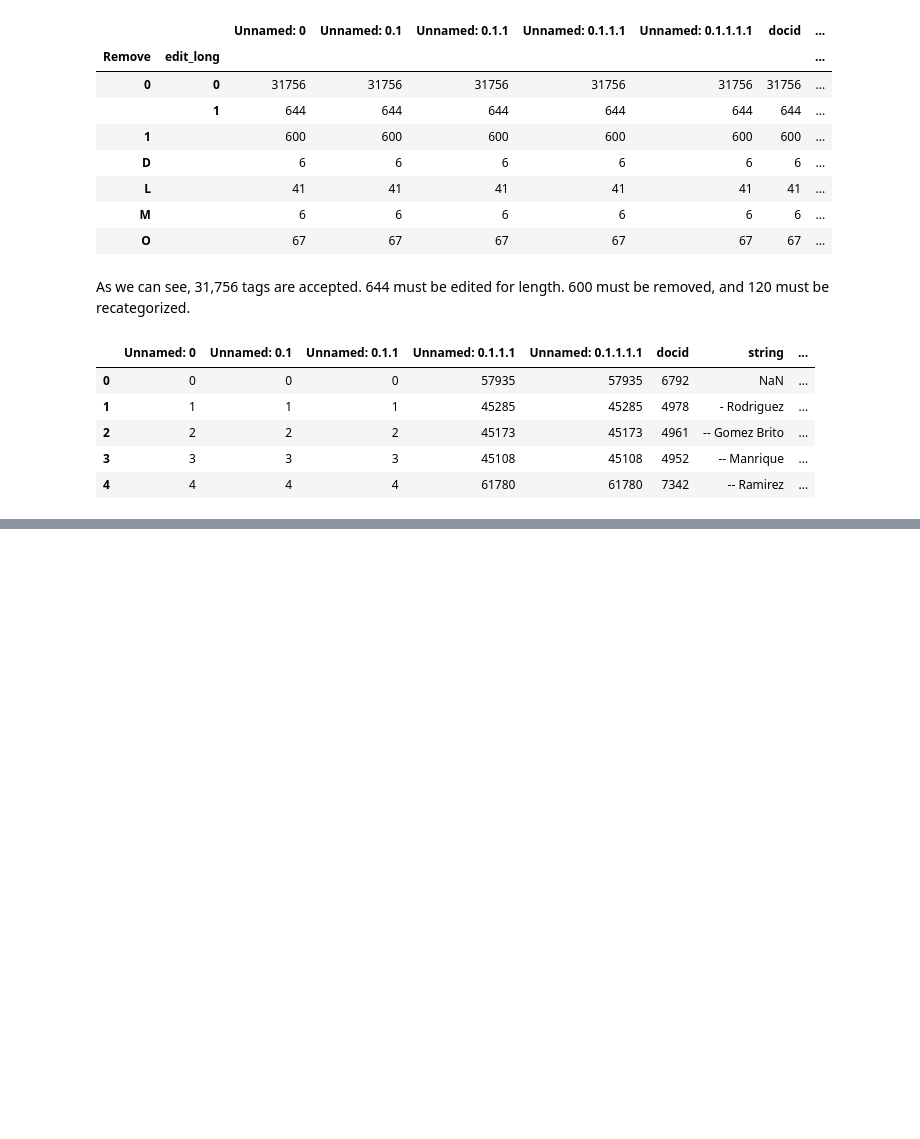
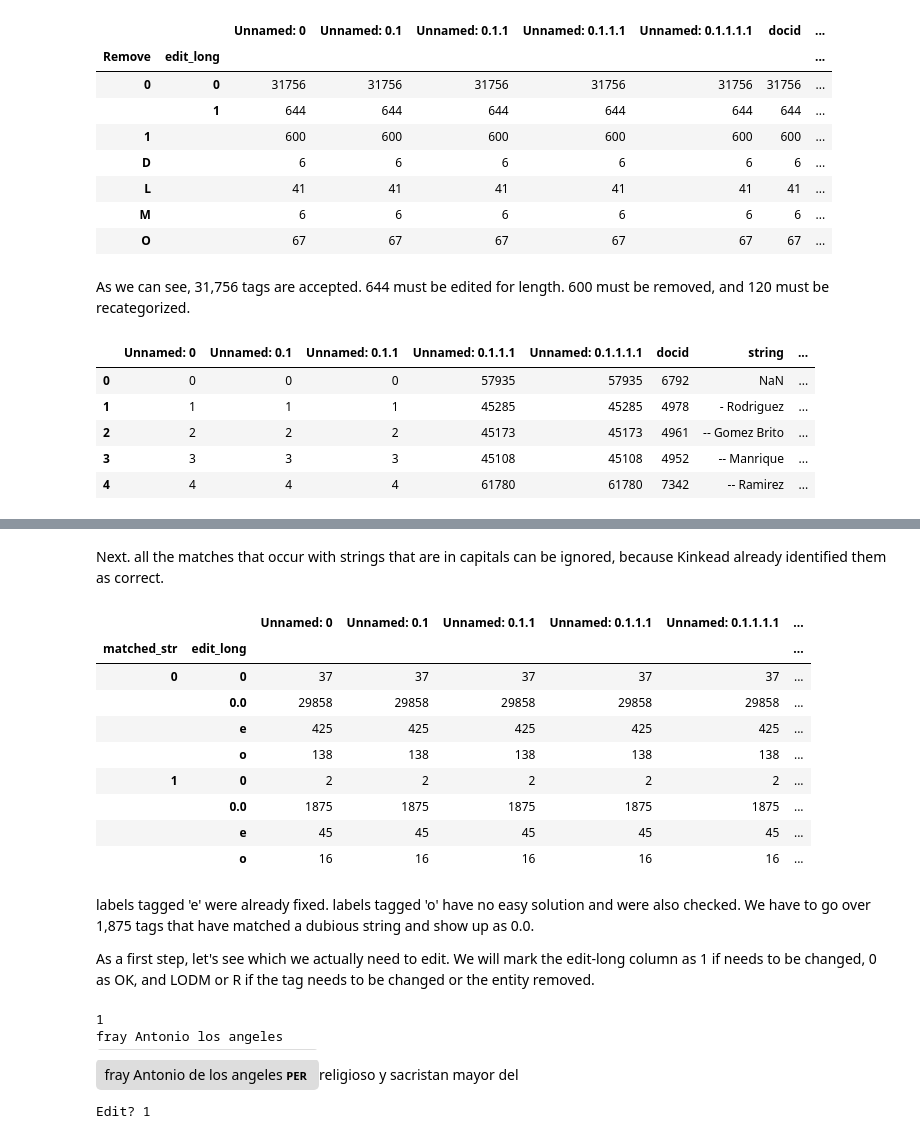
Before and after one commit to FelipeAdeT/SevilleDataProcessing, a Jupyter notebook: Data Cleaning/Data Cleaning 2 Correct Miscategorized Labels.ipynb, the cells around one changed output, grey strips where cells are left out. Drawn from its saved outputs; the diff is of its cells as text; code cells hidden in the pictures; blank space fills up the shorter version.

```diff
--- a/Data Cleaning/Data Cleaning 2 Correct Miscategorized Labels.ipynb
+++ b/Data Cleaning/Data Cleaning 2 Correct Miscategorized Labels.ipynb
@@ -619,0 +804,59 @@ For changing lengths, we would find a way to track the differences (if token pos
+# %%
+people['matched_str'] = ''
+# %%
+people['matched_str'] = people['string'].apply(lambda x: pattern_searcher(search_str=str(x), search_list=dubiousnametokens))
+# %%
+people = people.fillna('')
+# %% [markdown]
+Next. all the matches that occur with strings that are in capitals can be ignored, because Kinkead already identified them as correct.
+# %%
+people.loc[people['string'].str.isupper(), 'matched_str']=0
+# %%
+people[(people['Remove']=='0')].groupby(['matched_str','edit_long']).count()
+# %% [output]
+|  |  | Unnamed: 0 | Unnamed: 0.1 | Unnamed: 0.1.1 | Unnamed: 0.1.1.1 | Unnamed: 0.1.1.1.1 | ... |
+| matched_str | edit_long |  |  |  |  |  | ... |
+| 0 | 0 | 37 | 37 | 37 | 37 | 37 | ... |
+|  | 0.0 | 29858 | 29858 | 29858 | 29858 | 29858 | ... |
+|  | e | 425 | 425 | 425 | 425 | 425 | ... |
+|  | o | 138 | 138 | 138 | 138 | 138 | ... |
+| 1 | 0 | 2 | 2 | 2 | 2 | 2 | ... |
+|  | 0.0 | 1875 | 1875 | 1875 | 1875 | 1875 | ... |
+|  | e | 45 | 45 | 45 | 45 | 45 | ... |
+|  | o | 16 | 16 | 16 | 16 | 16 | ... |
+# %% [markdown]
+labels tagged 'e' were already fixed. labels tagged 'o' have no easy solution and were also checked. We have to go over 1,875 tags that have matched a dubious string and show up as 0.0.
+
+As a first step, let's see which we actually need to edit. We will mark the edit-long column as 1 if needs to be changed, 0 as OK, and LODM or R if the tag needs to be changed or the entity removed.
+# %%
+count = 0
+for (index, row) in people.iterrows():
+
+    if row['string'].isupper():
+        people.loc[index, 'edit_long']='0'
+
+    elif (row['Remove']=='0') and (row['matched_str']==1) and (row['edit_long']=='0.0'):
+        count=count+1
+        print(count)
+        print(row['string'])
+
+        docid = row['docid']
+        strstart = int(row['start'])
+        fetchend = strstart + 10
+
+        for doc in docs:
+            if doc[1]['id'] == docid:
+                displacy.render(doc[0][strstart:fetchend],style='ent',jupyter=True)
+                people.loc[index, 'edit_long']=input('Edit?')
+
+                if people.loc[index, 'edit_long']=='X':
+                    for doc in docs:
+                        if doc[1]['id'] == docid:
+                            displacy.render(doc[0],style='ent',jupyter=True)
+                            people.loc[index,'edit_long']=input('Edit?')
+                clear_output(wait=True)
+# %% [output]
+1
+fray Antonio los angeles
+fray Antonio de los angeles PER religioso y sacristan mayor del
+Edit? 1
```
Also changed, not shown: parts of 71 cells of this notebook, 14 other files.
